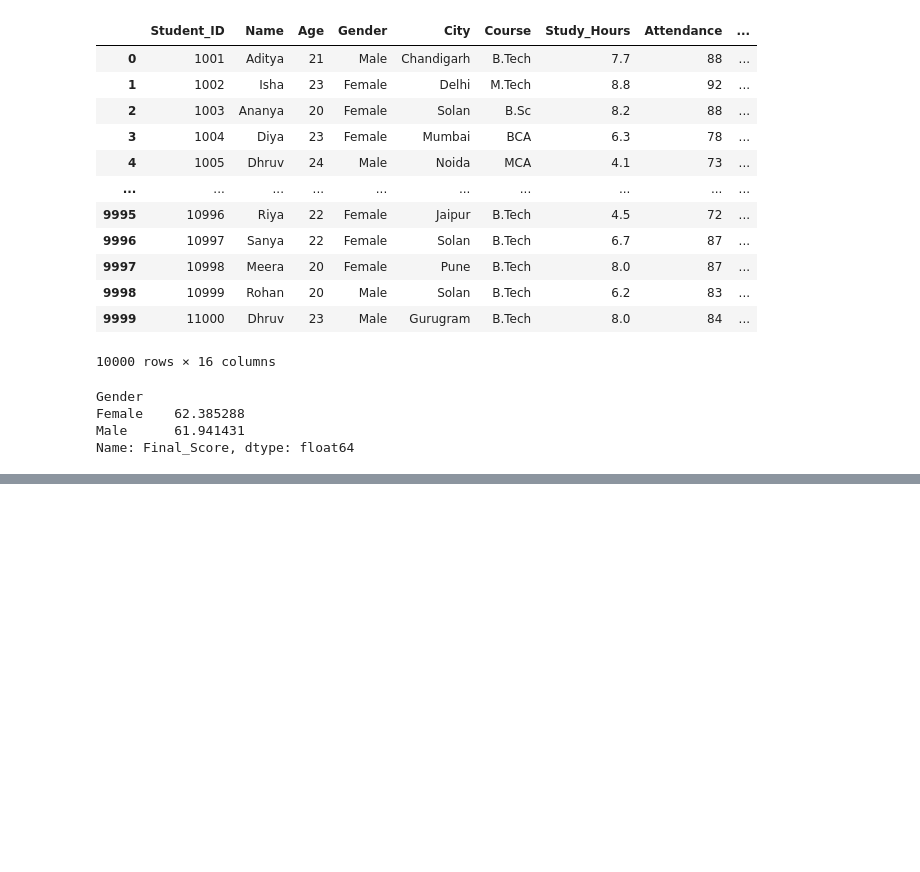
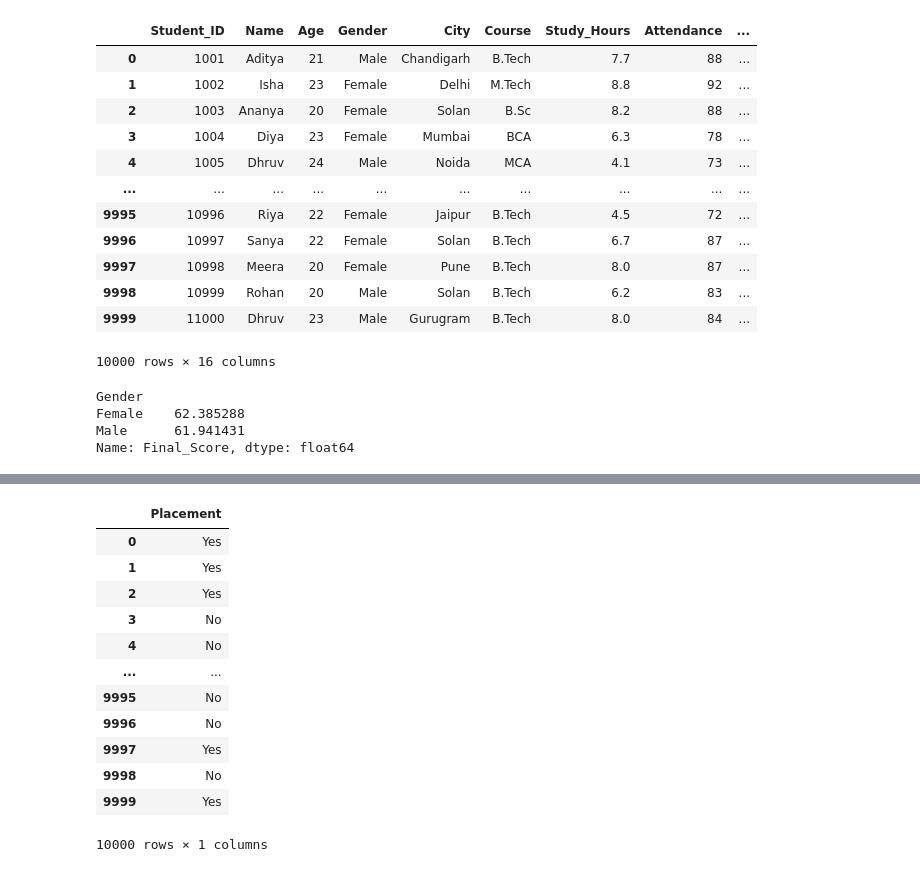
Before and after one commit to VanshJaswal1/python-libraries, a Jupyter notebook: Pandas/panda.ipynb, the cells around one changed output, grey strips where cells are left out. Cells and saved outputs as stored; diff of their text form; code cells hidden in the pictures; blank space fills up the shorter version.

```diff
--- a/Pandas/panda.ipynb
+++ b/Pandas/panda.ipynb
@@ -390,0 +426,16 @@ Name: Final_Score, dtype: float64
+# %%
+y
+# %% [output]
+|  | Placement |
+| 0 | Yes |
+| 1 | Yes |
+| 2 | Yes |
+| 3 | No |
+| 4 | No |
+| ... | ... |
+| 9995 | No |
+| 9996 | No |
+| 9997 | Yes |
+| 9998 | No |
+| 9999 | Yes |
+10000 rows × 1 columns
```
Also changed, not shown: parts of 14 cells of this notebook.
